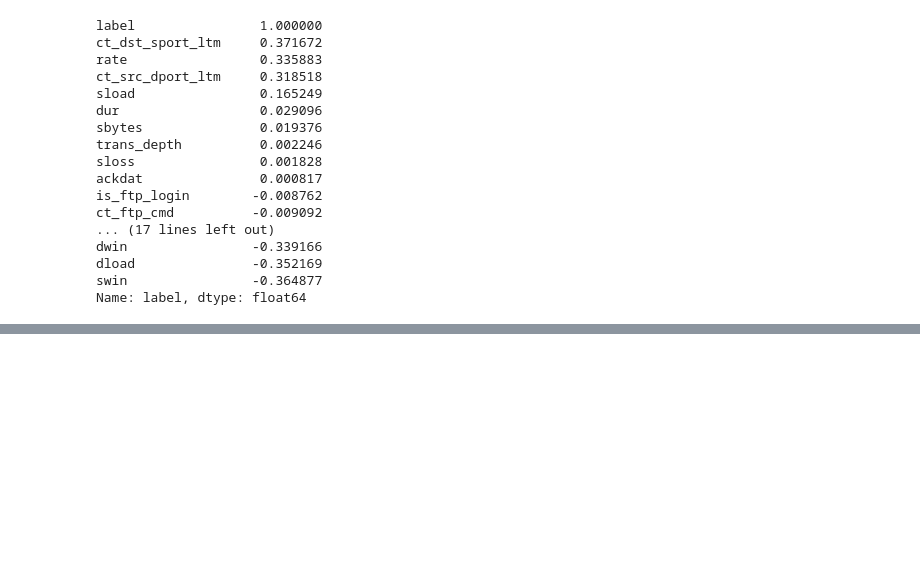
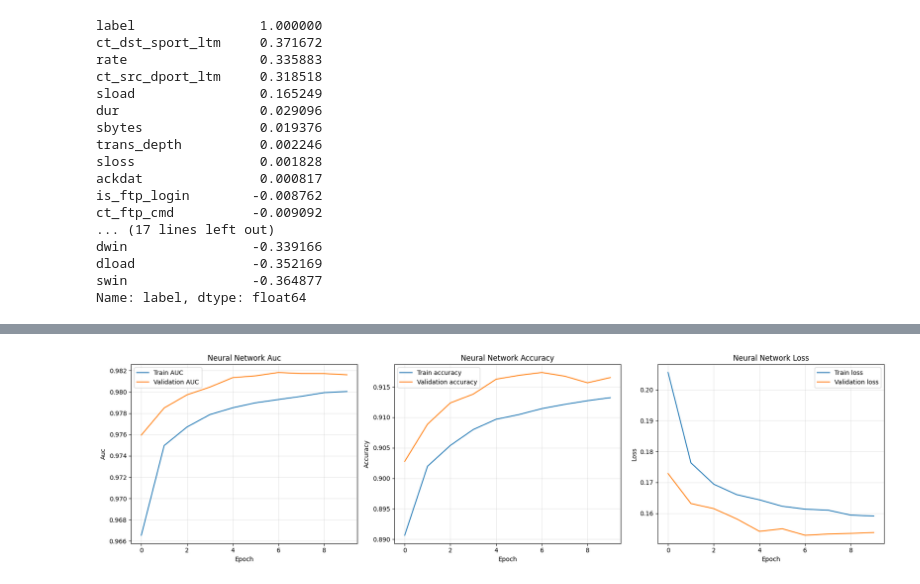
Before and after one commit to greypilgrim-083/cybersec-ml, a Jupyter notebook: project.ipynb, the cells around one changed output, grey strips where cells are left out. Saved outputs shown, nothing was run; the diff lists cells and outputs as text; code cells hidden in the pictures; blank space fills up the shorter version.

```diff
--- a/project.ipynb
+++ b/project.ipynb
@@ -210,0 +445,3 @@ INFO:root:Training complete. Test accuracy: 0.9303
+# %%
+comparator.plot_learning_curves()
+# %% [output]
@@ -210,0 +449 @@ INFO:root:Training complete. Test accuracy: 0.9303
+[figure, added]
```
Also changed, not shown: parts of 5 cells of this notebook.
